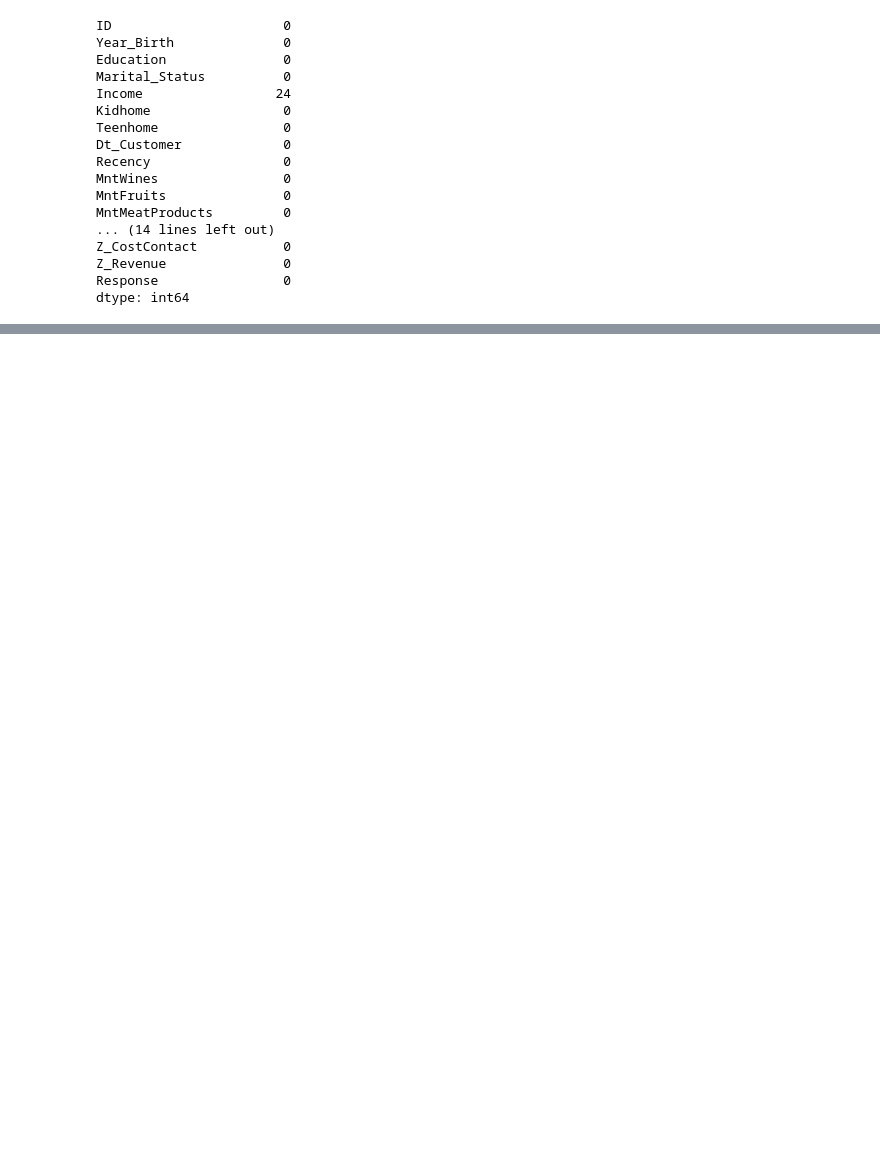
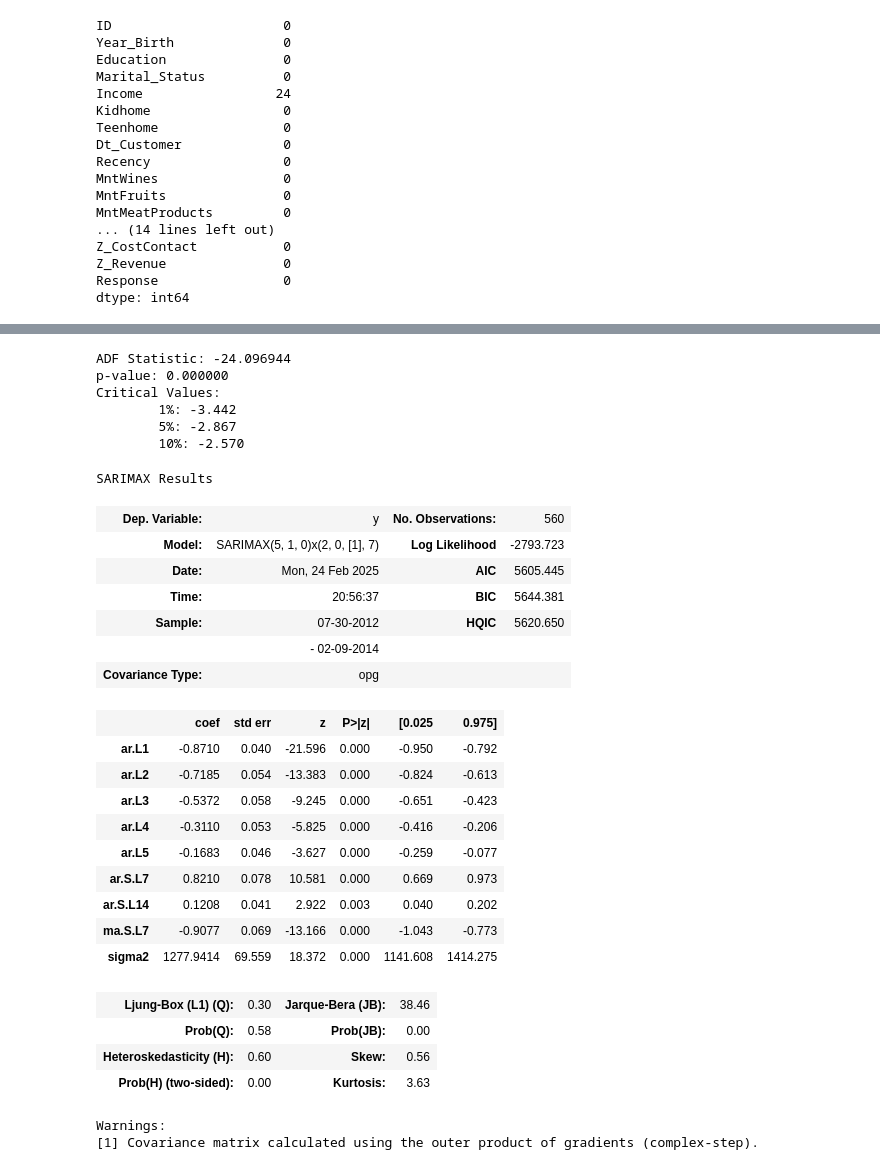
Before and after one commit to SantiagoArenas/TFG_Santiago, a Jupyter notebook: dataAcquisition/marketingCampaign2/campaign2TimeSeries.ipynb, the cells around one changed output, grey strips where cells are left out. Drawn from its saved outputs; the diff is of its cells as text; code cells hidden in the pictures; blank space fills up the shorter version.

```diff
--- a/dataAcquisition/marketingCampaign2/campaign2TimeSeries.ipynb
+++ b/dataAcquisition/marketingCampaign2/campaign2TimeSeries.ipynb
@@ -48,0 +135,16 @@ db.head()
+# %%
+# ADF Test
+from statsmodels.tsa.stattools import adfuller
+result = adfuller(train)
+print('ADF Statistic: %f' % result[0])
+print('p-value: %f' % result[1])
+print('Critical Values:')
+for key, value in result[4].items():
+    print('\t%s: %.3f' % (key, value))
+# %% [output]
+ADF Statistic: -24.096944
+p-value: 0.000000
+Critical Values:
+        1%: -3.442
+        5%: -2.867
+        10%: -2.570
@@ -48,0 +155,27 @@ db.head()
+# %%
+model.summary()
+# %% [output]
+SARIMAX Results
+| Dep. Variable: | y | No. Observations: | 560 |
+| Model: | SARIMAX(5, 1, 0)x(2, 0, [1], 7) | Log Likelihood | -2793.723 |
+| Date: | Mon, 24 Feb 2025 | AIC | 5605.445 |
+| Time: | 20:56:37 | BIC | 5644.381 |
+| Sample: | 07-30-2012 | HQIC | 5620.650 |
+|  | - 02-09-2014 |  |  |
+| Covariance Type: | opg |  |  |
+|  | coef | std err | z | P>|z| | [0.025 | 0.975] |
+| ar.L1 | -0.8710 | 0.040 | -21.596 | 0.000 | -0.950 | -0.792 |
+| ar.L2 | -0.7185 | 0.054 | -13.383 | 0.000 | -0.824 | -0.613 |
+| ar.L3 | -0.5372 | 0.058 | -9.245 | 0.000 | -0.651 | -0.423 |
+| ar.L4 | -0.3110 | 0.053 | -5.825 | 0.000 | -0.416 | -0.206 |
+| ar.L5 | -0.1683 | 0.046 | -3.627 | 0.000 | -0.259 | -0.077 |
+| ar.S.L7 | 0.8210 | 0.078 | 10.581 | 0.000 | 0.669 | 0.973 |
+| ar.S.L14 | 0.1208 | 0.041 | 2.922 | 0.003 | 0.040 | 0.202 |
+| ma.S.L7 | -0.9077 | 0.069 | -13.166 | 0.000 | -1.043 | -0.773 |
+| sigma2 | 1277.9414 | 69.559 | 18.372 | 0.000 | 1141.608 | 1414.275 |
+| Ljung-Box (L1) (Q): | 0.30 | Jarque-Bera (JB): | 38.46 |
+| Prob(Q): | 0.58 | Prob(JB): | 0.00 |
+| Heteroskedasticity (H): | 0.60 | Skew: | 0.56 |
+| Prob(H) (two-sided): | 0.00 | Kurtosis: | 3.63 |
+Warnings:
+[1] Covariance matrix calculated using the outer product of gradients (complex-step).
```
Also changed, not shown: parts of 15 cells of this notebook, 1 other file.
